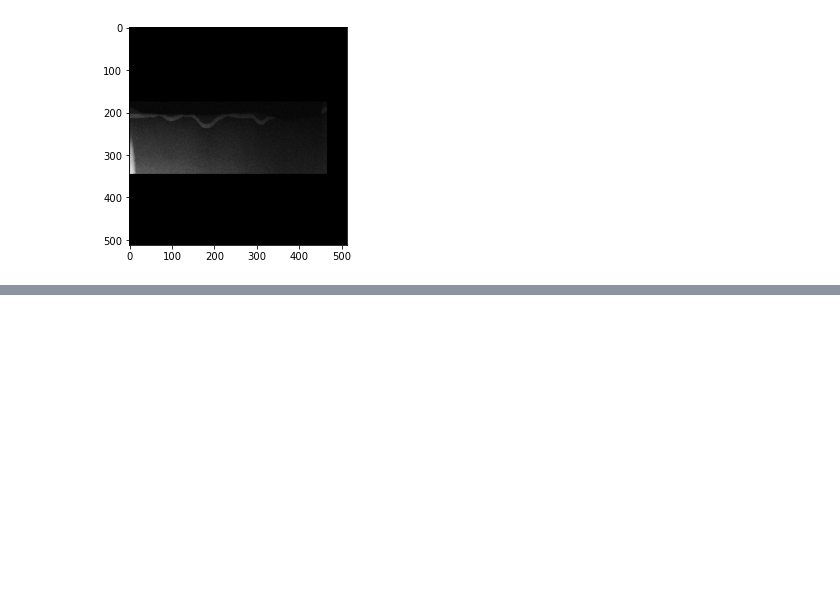
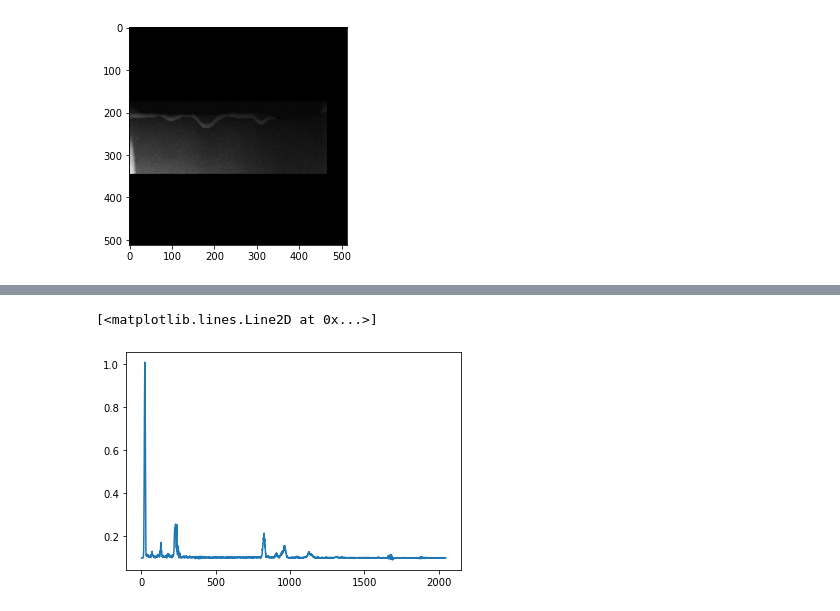
Before and after one commit to paul-voyles/tensor_svd, a Jupyter notebook: tensor_svd/Weighted tensor SVD test.ipynb, the cells around one changed output, grey strips where cells are left out. Saved outputs shown, nothing was run; the diff lists cells and outputs as text; code cells hidden in the pictures; blank space fills up the shorter version.

```diff
--- a/tensor_svd/Weighted tensor SVD test.ipynb
+++ b/tensor_svd/Weighted tensor SVD test.ipynb
@@ -272,0 +312,5 @@ plt.plot(data[:,300,300])
+# %%
+plt.plot(data_bg_weighted_denoised[:,200,10])
+# %% [output]
+[<matplotlib.lines.Line2D at 0x...>]
+[figure, added]
```
Also changed, not shown: parts of 11 cells of this notebook.
